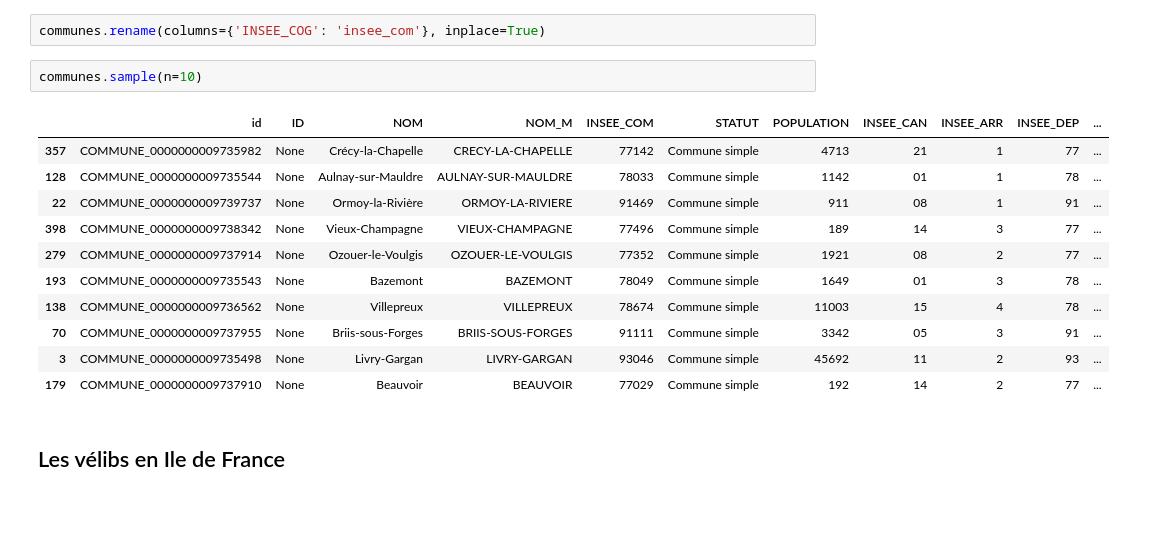
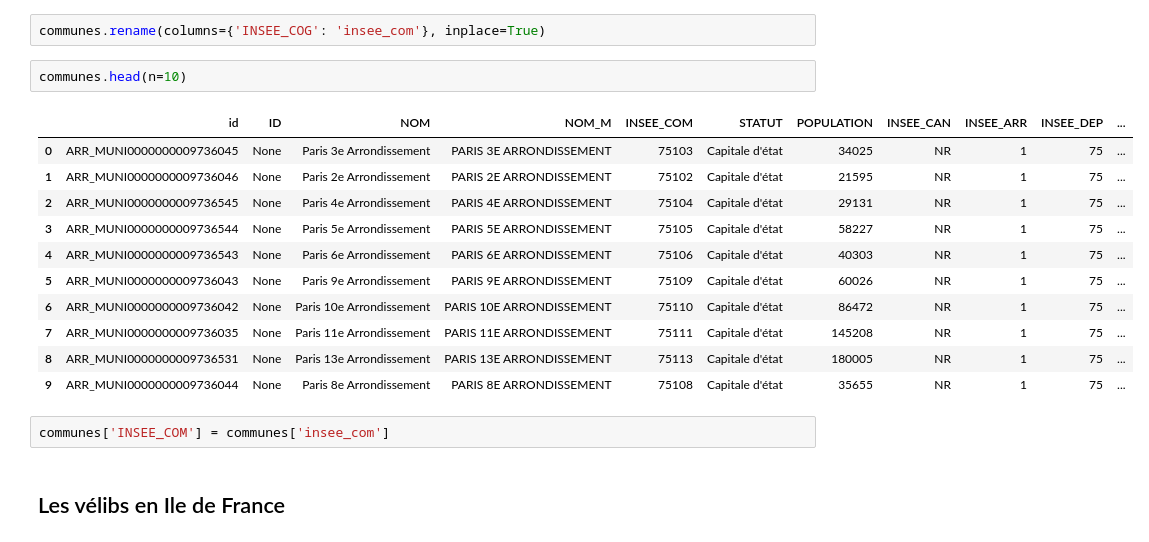
Before and after one commit to christellenguenang/Projet_Catherine_Christelle, a Jupyter notebook: 1_traitement_analyse.ipynb, the cells around one changed output. Cells and saved outputs as stored; diff of their text form; blank space fills up the shorter version.

```diff
--- a/1_traitement_analyse.ipynb
+++ b/1_traitement_analyse.ipynb
@@ -314,19 +327,21 @@ communes.sort_values('surface', ascending = False)
 # %%
 communes.rename(columns={'INSEE_COG': 'insee_com'}, inplace=True)
 # %%
-communes.sample(n=10)
+communes.head(n=10)
 # %% [output]
 |  | id | ID | NOM | NOM_M | INSEE_COM | STATUT | POPULATION | INSEE_CAN | INSEE_ARR | INSEE_DEP | ... |
-| 357 | COMMUNE_0000000009735982 | None | Crécy-la-Chapelle | CRECY-LA-CHAPELLE | 77142 | Commune simple | 4713 | 21 | 1 | 77 | ... |
-| 128 | COMMUNE_0000000009735544 | None | Aulnay-sur-Mauldre | AULNAY-SUR-MAULDRE | 78033 | Commune simple | 1142 | 01 | 1 | 78 | ... |
-| 22 | COMMUNE_0000000009739737 | None | Ormoy-la-Rivière | ORMOY-LA-RIVIERE | 91469 | Commune simple | 911 | 08 | 1 | 91 | ... |
-| 398 | COMMUNE_0000000009738342 | None | Vieux-Champagne | VIEUX-CHAMPAGNE | 77496 | Commune simple | 189 | 14 | 3 | 77 | ... |
-| 279 | COMMUNE_0000000009737914 | None | Ozouer-le-Voulgis | OZOUER-LE-VOULGIS | 77352 | Commune simple | 1921 | 08 | 2 | 77 | ... |
-| 193 | COMMUNE_0000000009735543 | None | Bazemont | BAZEMONT | 78049 | Commune simple | 1649 | 01 | 3 | 78 | ... |
-| 138 | COMMUNE_0000000009736562 | None | Villepreux | VILLEPREUX | 78674 | Commune simple | 11003 | 15 | 4 | 78 | ... |
-| 70 | COMMUNE_0000000009737955 | None | Briis-sous-Forges | BRIIS-SOUS-FORGES | 91111 | Commune simple | 3342 | 05 | 3 | 91 | ... |
-| 3 | COMMUNE_0000000009735498 | None | Livry-Gargan | LIVRY-GARGAN | 93046 | Commune simple | 45692 | 11 | 2 | 93 | ... |
-| 179 | COMMUNE_0000000009737910 | None | Beauvoir | BEAUVOIR | 77029 | Commune simple | 192 | 14 | 2 | 77 | ... |
+| 0 | ARR_MUNI0000000009736045 | None | Paris 3e Arrondissement | PARIS 3E ARRONDISSEMENT | 75103 | Capitale d'état | 34025 | NR | 1 | 75 | ... |
+| 1 | ARR_MUNI0000000009736046 | None | Paris 2e Arrondissement | PARIS 2E ARRONDISSEMENT | 75102 | Capitale d'état | 21595 | NR | 1 | 75 | ... |
+| 2 | ARR_MUNI0000000009736545 | None | Paris 4e Arrondissement | PARIS 4E ARRONDISSEMENT | 75104 | Capitale d'état | 29131 | NR | 1 | 75 | ... |
+| 3 | ARR_MUNI0000000009736544 | None | Paris 5e Arrondissement | PARIS 5E ARRONDISSEMENT | 75105 | Capitale d'état | 58227 | NR | 1 | 75 | ... |
+| 4 | ARR_MUNI0000000009736543 | None | Paris 6e Arrondissement | PARIS 6E ARRONDISSEMENT | 75106 | Capitale d'état | 40303 | NR | 1 | 75 | ... |
+| 5 | ARR_MUNI0000000009736043 | None | Paris 9e Arrondissement | PARIS 9E ARRONDISSEMENT | 75109 | Capitale d'état | 60026 | NR | 1 | 75 | ... |
+| 6 | ARR_MUNI0000000009736042 | None | Paris 10e Arrondissement | PARIS 10E ARRONDISSEMENT | 75110 | Capitale d'état | 86472 | NR | 1 | 75 | ... |
+| 7 | ARR_MUNI0000000009736035 | None | Paris 11e Arrondissement | PARIS 11E ARRONDISSEMENT | 75111 | Capitale d'état | 145208 | NR | 1 | 75 | ... |
+| 8 | ARR_MUNI0000000009736531 | None | Paris 13e Arrondissement | PARIS 13E ARRONDISSEMENT | 75113 | Capitale d'état | 180005 | NR | 1 | 75 | ... |
+| 9 | ARR_MUNI0000000009736044 | None | Paris 8e Arrondissement | PARIS 8E ARRONDISSEMENT | 75108 | Capitale d'état | 35655 | NR | 1 | 75 | ... |
+# %%
+communes['INSEE_COM'] = communes['insee_com']
 # %% [markdown]
 ## Les vélibs en Ile de France
 # %%
```
Also changed, not shown: parts of 33 cells of this notebook.
